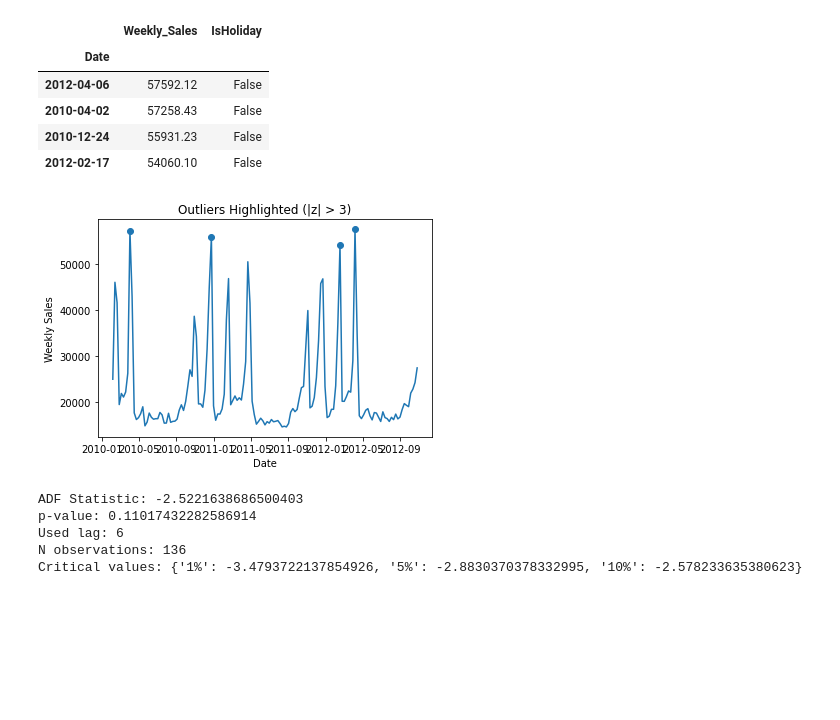
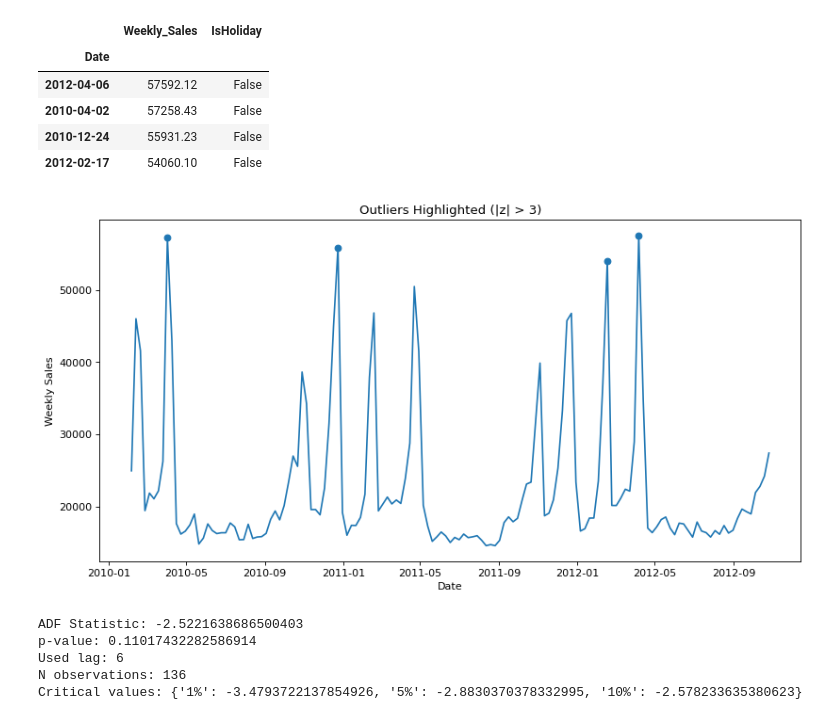
Before and after one commit to amriteshamr/Walmart-Sales-TS-Analysis, a Jupyter notebook: notebook.ipynb, the cells around one changed output. Drawn from its saved outputs; the diff is of its cells as text; code cells hidden in the pictures; blank space fills up the shorter version.

```diff
--- a/notebook.ipynb
+++ b/notebook.ipynb
@@ -218,15 +218,15 @@ outliers[["Weekly_Sales", "IsHoliday"]].sort_values("Weekly_Sales", ascending=Fa
 | 2010-12-24 | 55931.23 | False |
 | 2012-02-17 | 54060.10 | False |
 # %%
-plt.figure()
+plt.figure(figsize=(12, 6), dpi=80)
 plt.plot(ts.index, ts["Weekly_Sales"])
 plt.scatter(outliers.index, outliers["Weekly_Sales"])
 plt.title("Outliers Highlighted (|z| > 3)")
 plt.xlabel("Date")
 plt.ylabel("Weekly Sales")
 plt.show()
 # %% [output]
-[figure, old version]
+[figure, new version]
 # %%
 from statsmodels.tsa.stattools import adfuller
 
```
